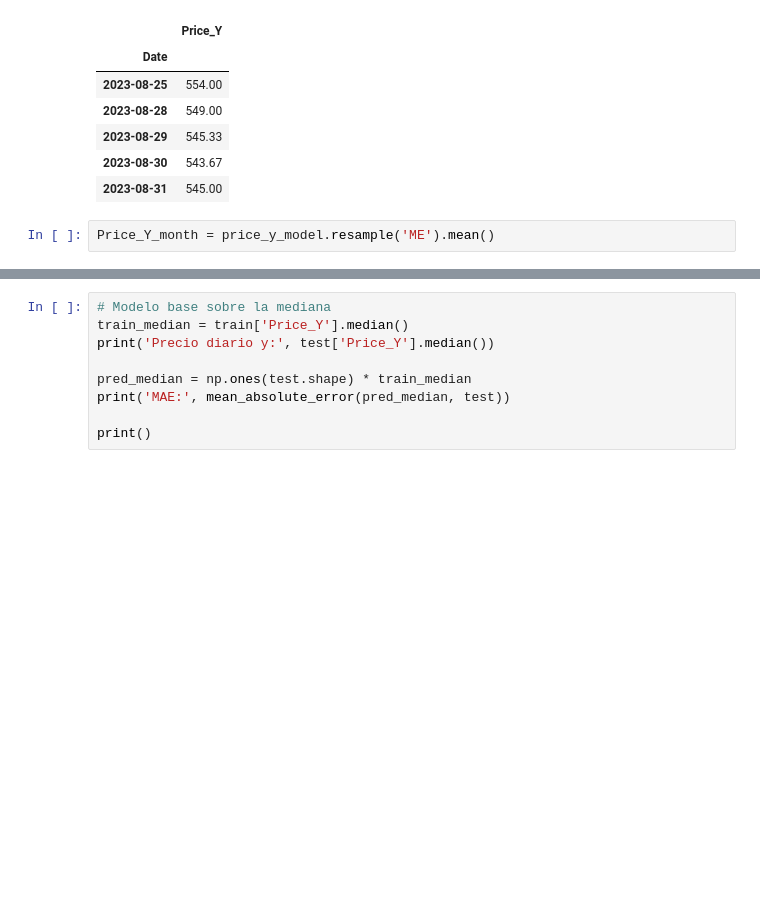
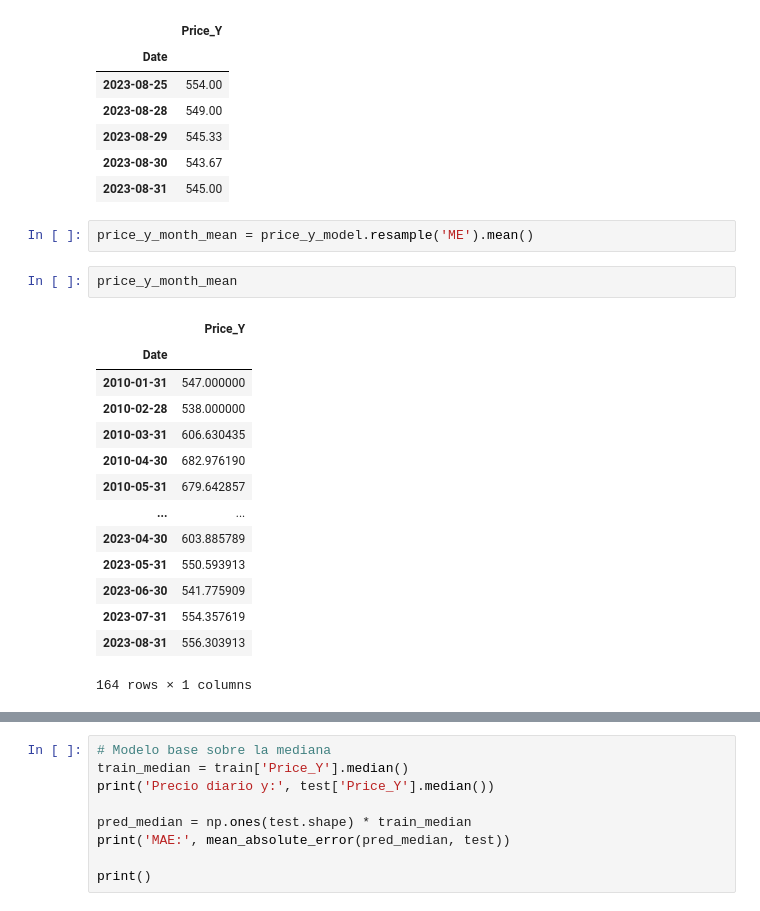
Before and after one commit to muerza/rag-operational-cost, a Jupyter notebook: Notebooks/modelos.ipynb, the cells around one changed output, grey strips where cells are left out. Saved outputs shown, nothing was run; the diff lists cells and outputs as text; blank space fills up the shorter version.

```diff
--- a/Notebooks/modelos.ipynb
+++ b/Notebooks/modelos.ipynb
@@ -82,7 +82,24 @@ price_y_model.tail()
 | 2023-08-30 | 543.67 |
 | 2023-08-31 | 545.00 |
 # %%
-Price_Y_month = price_y_model.resample('ME').mean()
+price_y_month_mean = price_y_model.resample('ME').mean()
+# %%
+price_y_month_mean
+# %% [output]
+|  | Price_Y |
+| Date |  |
+| 2010-01-31 | 547.000000 |
+| 2010-02-28 | 538.000000 |
+| 2010-03-31 | 606.630435 |
+| 2010-04-30 | 682.976190 |
+| 2010-05-31 | 679.642857 |
+| ... | ... |
+| 2023-04-30 | 603.885789 |
+| 2023-05-31 | 550.593913 |
+| 2023-06-30 | 541.775909 |
+| 2023-07-31 | 554.357619 |
+| 2023-08-31 | 556.303913 |
+164 rows × 1 columns
 # %%
 def make_features(data, max_lag, rolling_mean_size):
     data['year'] = data.index.year
```
Also changed, not shown: parts of 11 cells of this notebook, 10 other files.
